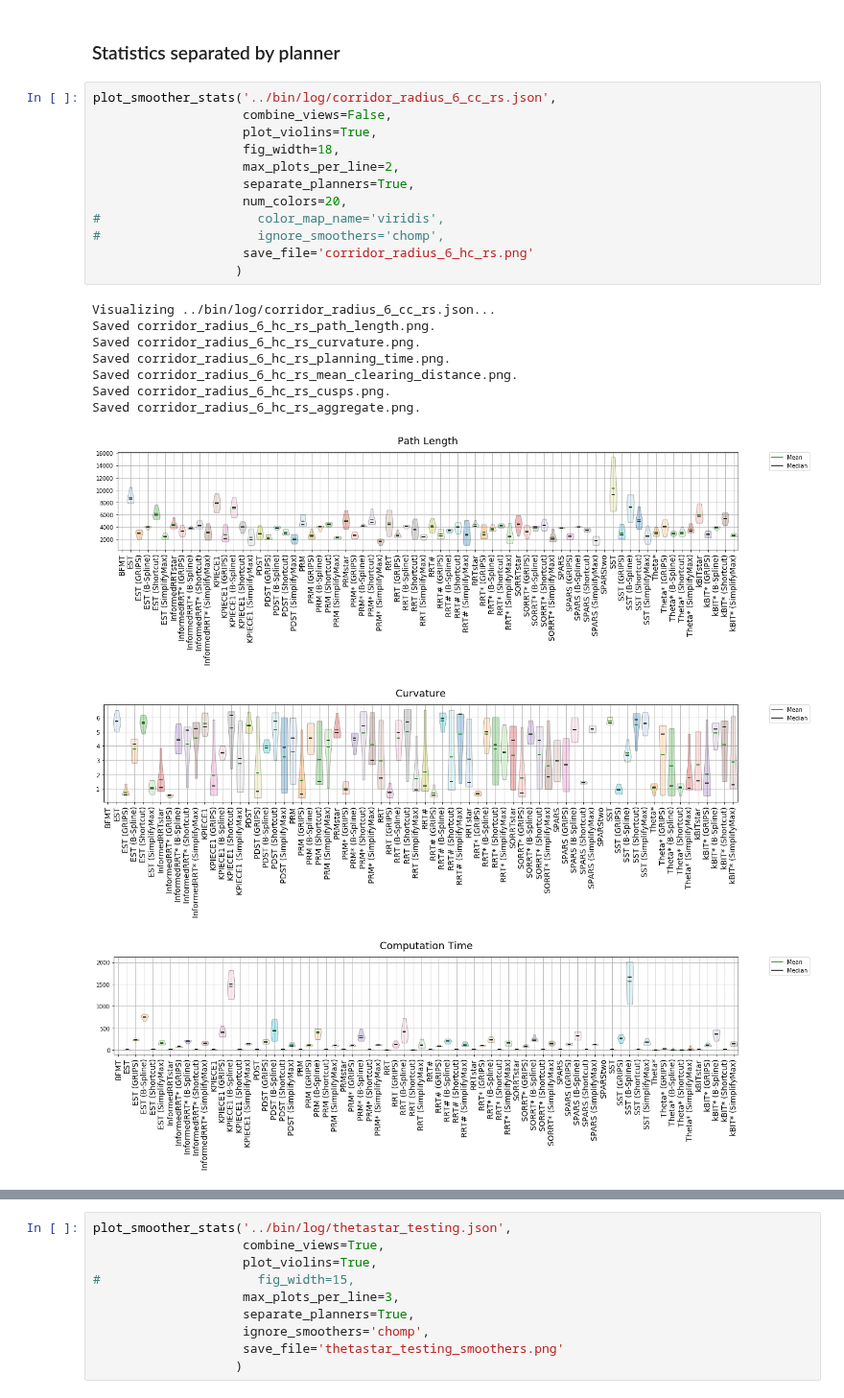
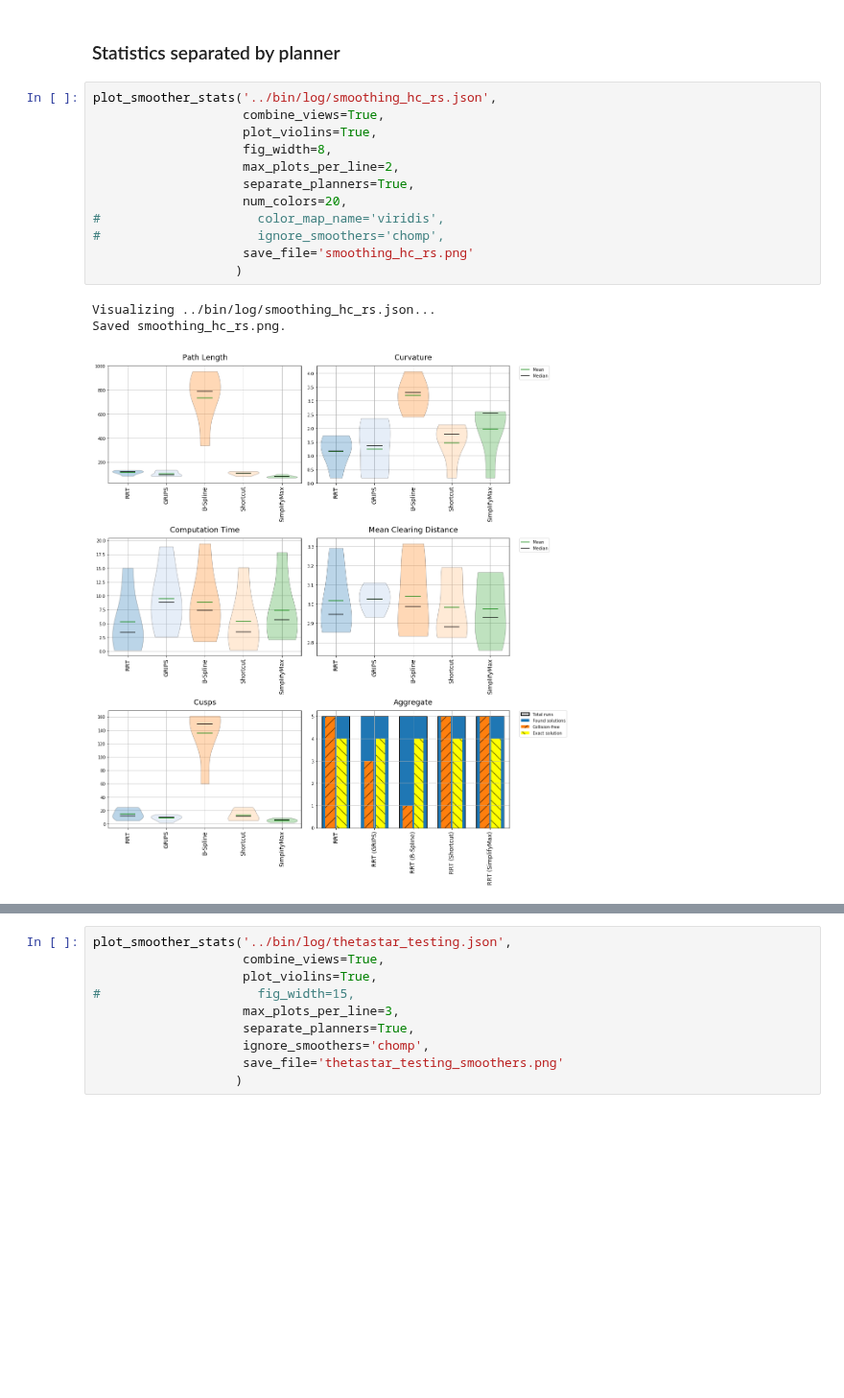
Before and after one commit to robot-motion/bench-mr, a Jupyter notebook: plotting/Smoothing.ipynb, the cells around one changed output, grey strips where cells are left out. Shown at 96% size. Drawn from its saved outputs; the diff is of its cells as text; blank space fills up the shorter version.

```diff
--- a/plotting/Smoothing.ipynb
+++ b/plotting/Smoothing.ipynb
@@ -47,25 +44,18 @@ Saved corridor_radius_6_hc_rs.png.
 # %% [markdown]
 ### Statistics separated by planner
 # %%
-plot_smoother_stats('../bin/log/corridor_radius_6_cc_rs.json',
-                    combine_views=False,
+plot_smoother_stats('../bin/log/smoothing_hc_rs.json',
+                    combine_views=True,
                     plot_violins=True,
-                    fig_width=18,
+                    fig_width=8,
                     max_plots_per_line=2,
                     separate_planners=True,
                     num_colors=20,
 #                     color_map_name='viridis',
 #                     ignore_smoothers='chomp',
-                    save_file='corridor_radius_6_hc_rs.png'
+                    save_file='smoothing_hc_rs.png'
                    )
 # %% [output]
-Visualizing ../bin/log/corridor_radius_6_cc_rs.json...
-Saved corridor_radius_6_hc_rs_path_length.png.
-Saved corridor_radius_6_hc_rs_curvature.png.
-Saved corridor_radius_6_hc_rs_planning_time.png.
-Saved corridor_radius_6_hc_rs_mean_clearing_distance.png.
-Saved corridor_radius_6_hc_rs_cusps.png.
-Saved corridor_radius_6_hc_rs_aggregate.png.
+Visualizing ../bin/log/smoothing_hc_rs.json...
+Saved smoothing_hc_rs.png.
-[figure, old version]
+[figure, new version]
-[figure, removed]
-[figure, removed]
```
Also changed, not shown: parts of 4 cells of this notebook, 13 other files.
